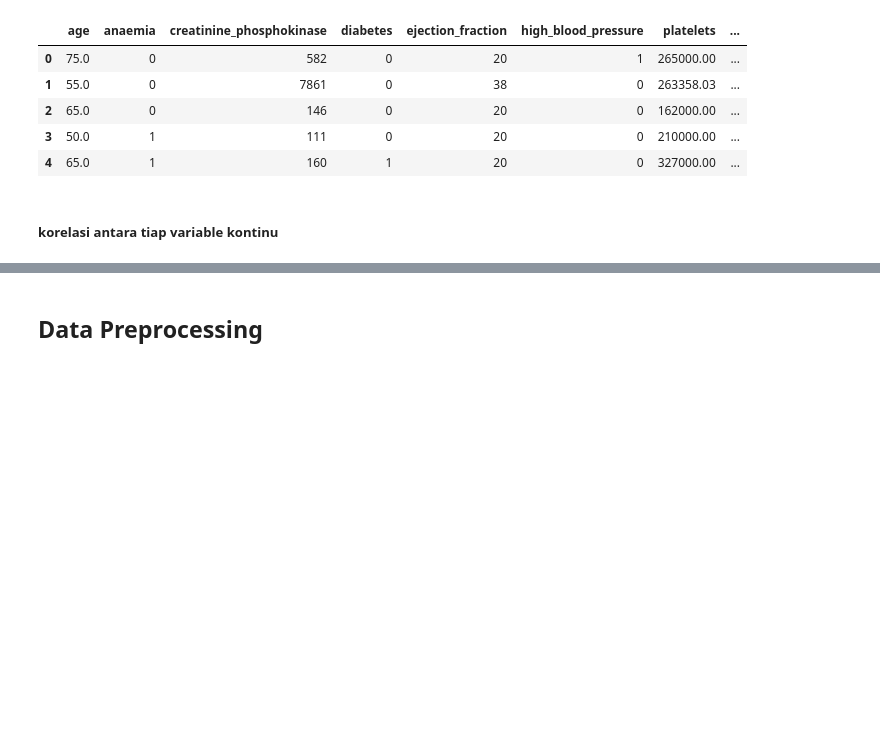
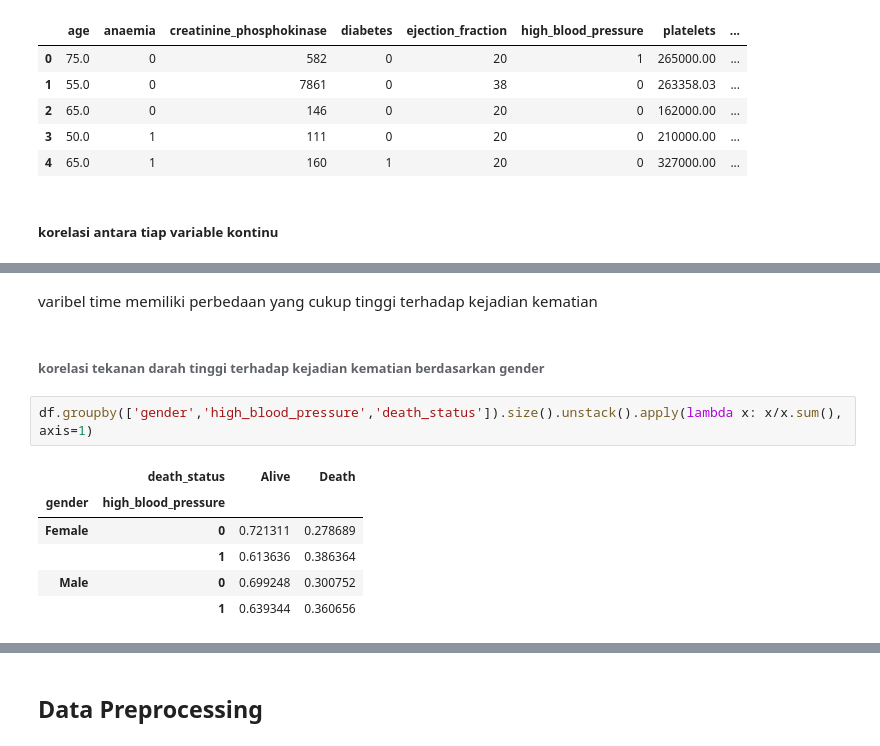
Before and after one commit to bridgecrew-perf6/FinalProject3-EnsembleMethod-RF, a Jupyter notebook: PYTN_KampusMerdeka_fp3_SafiraAuliaRohmah.ipynb, the cells around one changed output, grey strips where cells are left out. Cells and saved outputs as stored; diff of their text form; blank space fills up the shorter version.

```diff
--- a/PYTN_KampusMerdeka_fp3_SafiraAuliaRohmah.ipynb
+++ b/PYTN_KampusMerdeka_fp3_SafiraAuliaRohmah.ipynb
@@ -239,0 +238,13 @@ varibel time memiliki perbedaan yang cukup tinggi terhadap kejadian kematian
+# %% [markdown]
+varibel time memiliki perbedaan yang cukup tinggi terhadap kejadian kematian
+# %% [markdown]
+######  korelasi tekanan darah tinggi terhadap kejadian kematian berdasarkan gender
+# %%
+df.groupby(['gender','high_blood_pressure','death_status']).size().unstack().apply(lambda x: x/x.sum(), axis=1)
+# %% [output]
+|  | death_status | Alive | Death |
+| gender | high_blood_pressure |  |  |
+| Female | 0 | 0.721311 | 0.278689 |
+|  | 1 | 0.613636 | 0.386364 |
+| Male | 0 | 0.699248 | 0.300752 |
+|  | 1 | 0.639344 | 0.360656 |
```
Also changed, not shown: parts of 18 cells of this notebook.
